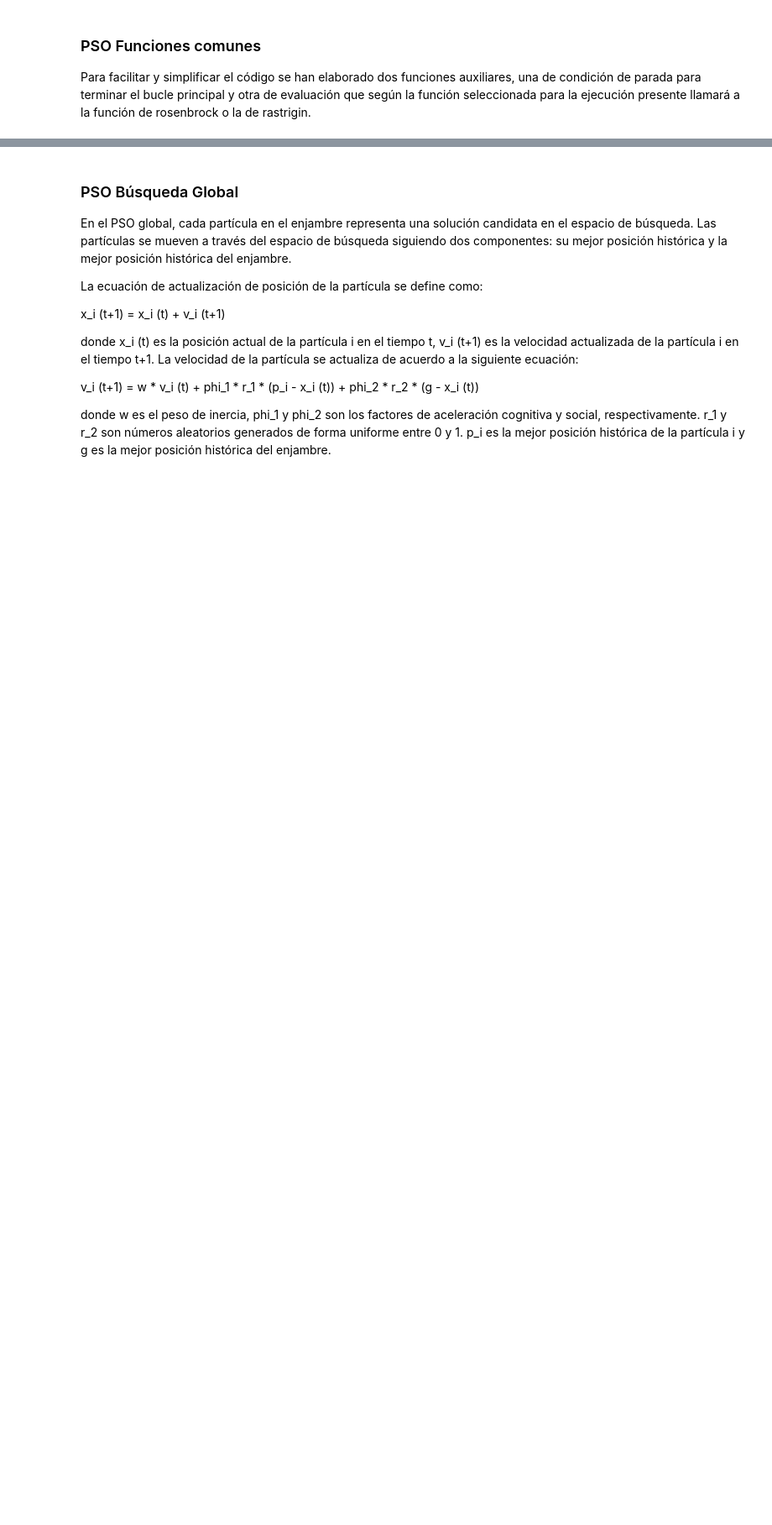
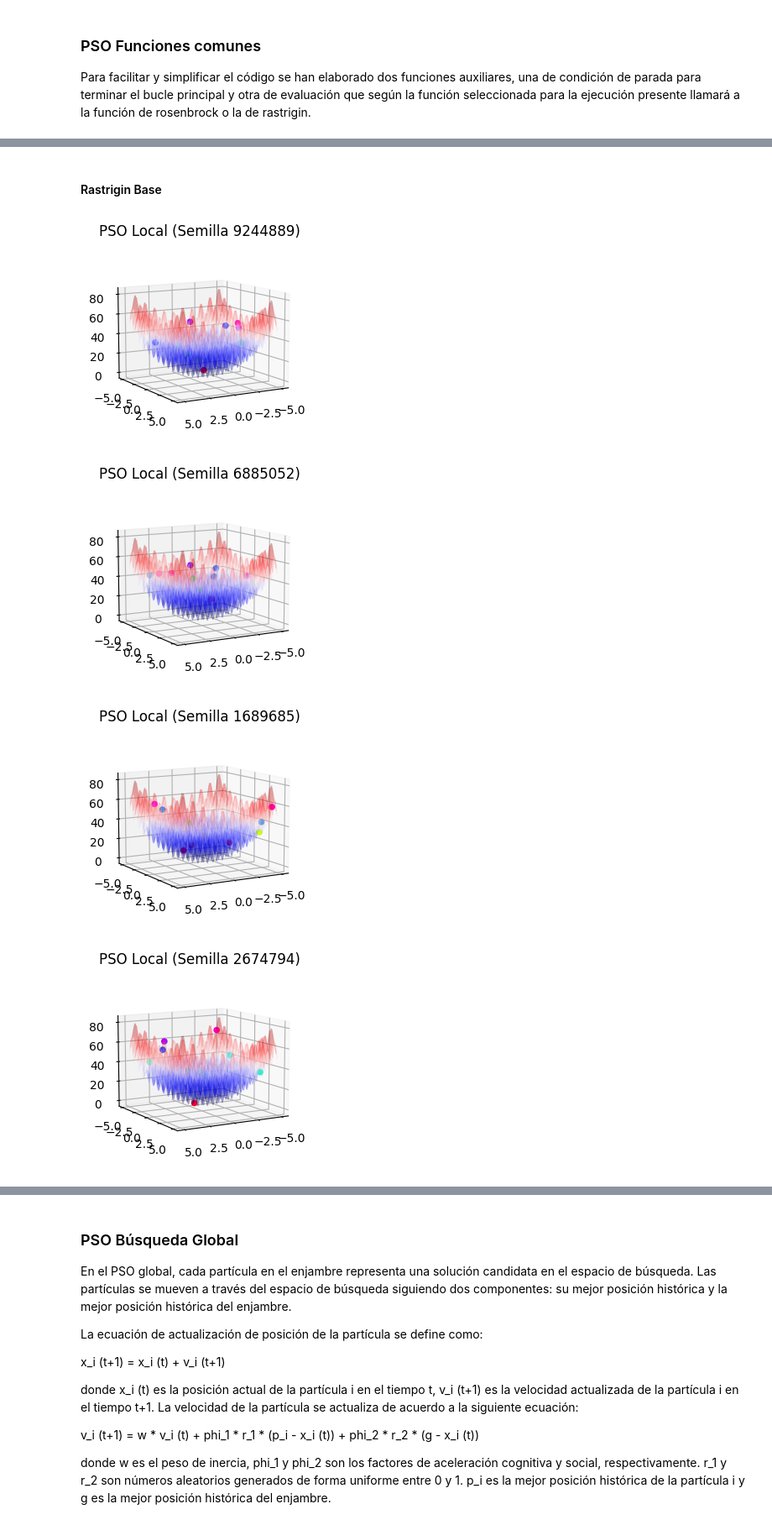
Before and after one commit to GrunCrow/Optimization_Solar_Plant, a Jupyter notebook: 2_Particle_Clouds/2_particle_clouds._notebook.ipynb, the cells around one changed output, grey strips where cells are left out. Shown at 84% size. Saved outputs shown, nothing was run; the diff lists cells and outputs as text; code cells hidden in the pictures; blank space fills up the shorter version.

```diff
--- a/2_Particle_Clouds/2_particle_clouds._notebook.ipynb
+++ b/2_Particle_Clouds/2_particle_clouds._notebook.ipynb
@@ -63,3 +65,6 @@ mejor_name = "El Mejor"
+# %%
+rosenbrock_name = "rosenbrock"
+rastrigin_name = "rastrigin"
 # %% [markdown]
 ### Resultados
 
@@ -79,8 +84,8 @@ def flatten(l):
 
 Función que es llamada para ejecutar uno de los algoritmos, se encarga de toda la gestión necesaria para obtener los resultados de la ejecución, mostrar gráficas...)
 # %%
-def evaluar_algoritmo(algorithm_name, n_particulas = 10, w = 0.729, phi1 = 1.49445, phi2 = 1.49445, funcion = "rosenbrok", tf = 100, vmax = 0.1, max_evaluaciones=3000, n_vecinos = 10, granularidad = 0.1):
-    Header = ["Ev. Medias", "Ev. Mejor", "Ev. Desviación", "Mejor Sol.", "Media Sol.", "Desviación Sol.", "Ev. Mejor Sol.", "Ev. Medias Mejor"]
+def evaluar_algoritmo(algorithm_name, n_particulas = 10, w = 0.729, phi1 = 1.49445, phi2 = 1.49445, funcion = rosenbrock_name, tf = 100, vmax = 0.1, max_evaluaciones=3000, n_vecinos = 10, granularidad = 0.1):
+    Header = ["Ev. Medias", "Ev. Mejor", "Ev. Desviación", "Mejor Sol.", "Media Sol.", "Desviación Sol."]
 
     # Inicializar medidores
     Ev = []
@@ -220,16 +225,16 @@ def evaluar_algoritmo(algorithm_name, n_particulas = 10, w = 0.729, phi1 = 1.494
     # 5 "Desviación Solucion"
     Data.append(statistics.stdev(lista_solucion_min))
 
-    # 6 "Ev. Mejor Solucion"
+    '''# 6 "Ev. Mejor Solucion"
     semilla_ev_solucion_min = lista_solucion_min.index(min(lista_solucion_min))
     Data.append(str(semilla_ev_solucion_min + 1) + ": " + str(lista_idx_solucion_min[semilla_ev_solucion_min]))
 
     # 7 Ev. Medias para encontrar mejor solucion
-    Data.append(statistics.median(lista_idx_solucion_min))
+    Data.append(statistics.median(lista_idx_solucion_min))'''
 
     # Redondear
     for idx, dat in enumerate(Data):
-        if idx != 6: Data[idx] = round(dat,5)
+        Data[idx] = round(dat,5)
 
     print(pd.DataFrame(Data, Header, [algorithm_name]))
 
@@ -476,7 +482,7 @@ n_particulas = 10
 w = 0.729
 phi1 = 1.49445
 phi2 = 1.49445
-funcion = "rosenbrok"
+funcion = rosenbrock_name
 tf = 100
 vmax = 0.1
 
@@ -506,0 +511,24 @@ Ev. Medias Mejor        11
+# %% [markdown]
+#### Rastrigin Base
+# %%
+n_particulas = 10
+w = 0.729
+phi1 = 1.49445
+phi2 = 1.49445
+# funcion = rosenbrock_name
+funcion = rastrigin_name
+tf = 100
+vmax = 0.1
+
+algorithm_name = pso_local
+
+Algorithms_names.append(algorithm_name)
+
+pso_local_data = evaluar_algoritmo(algorithm_name, n_particulas = n_particulas, w = w, phi1 = phi1, phi2 = phi2, funcion = funcion, tf = tf, vmax = vmax)
+
+Data.append(pso_local_data)
+# %% [output]
+[figure, added]
+[figure, added]
+[figure, added]
+[figure, added]
```
Also changed, not shown: parts of 38 cells of this notebook.
